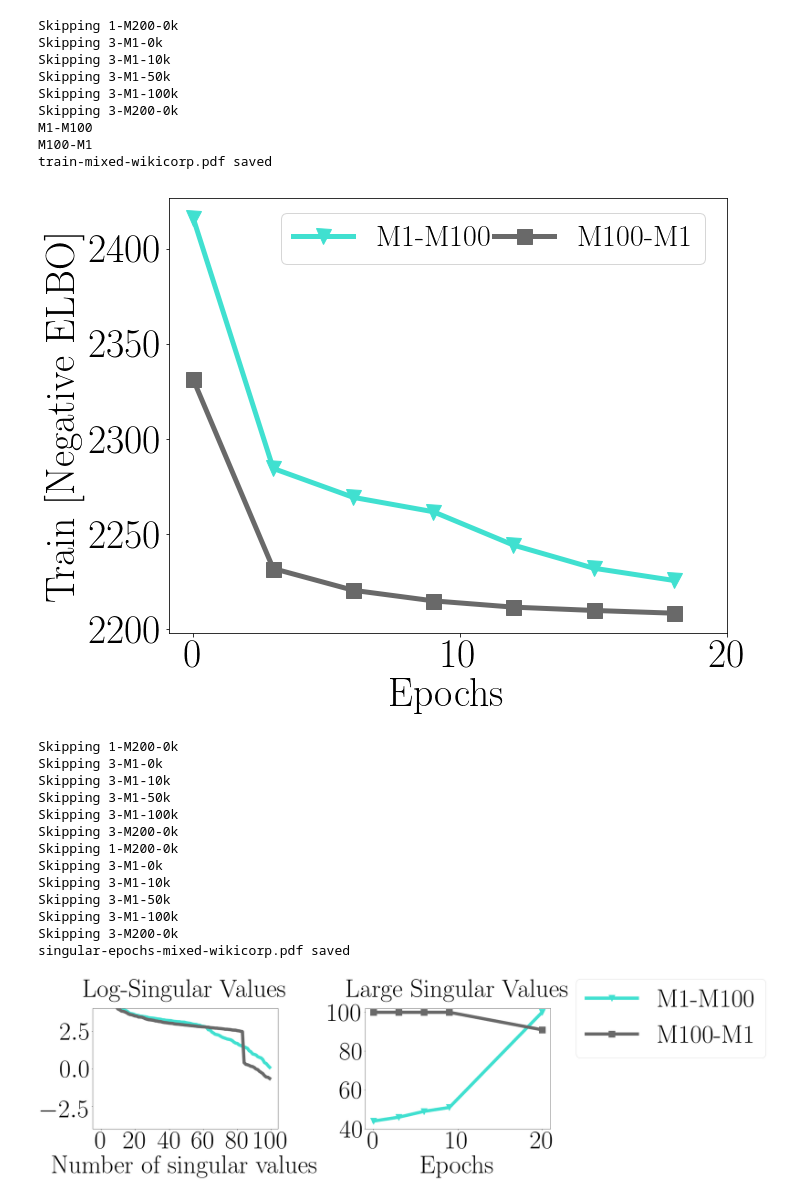
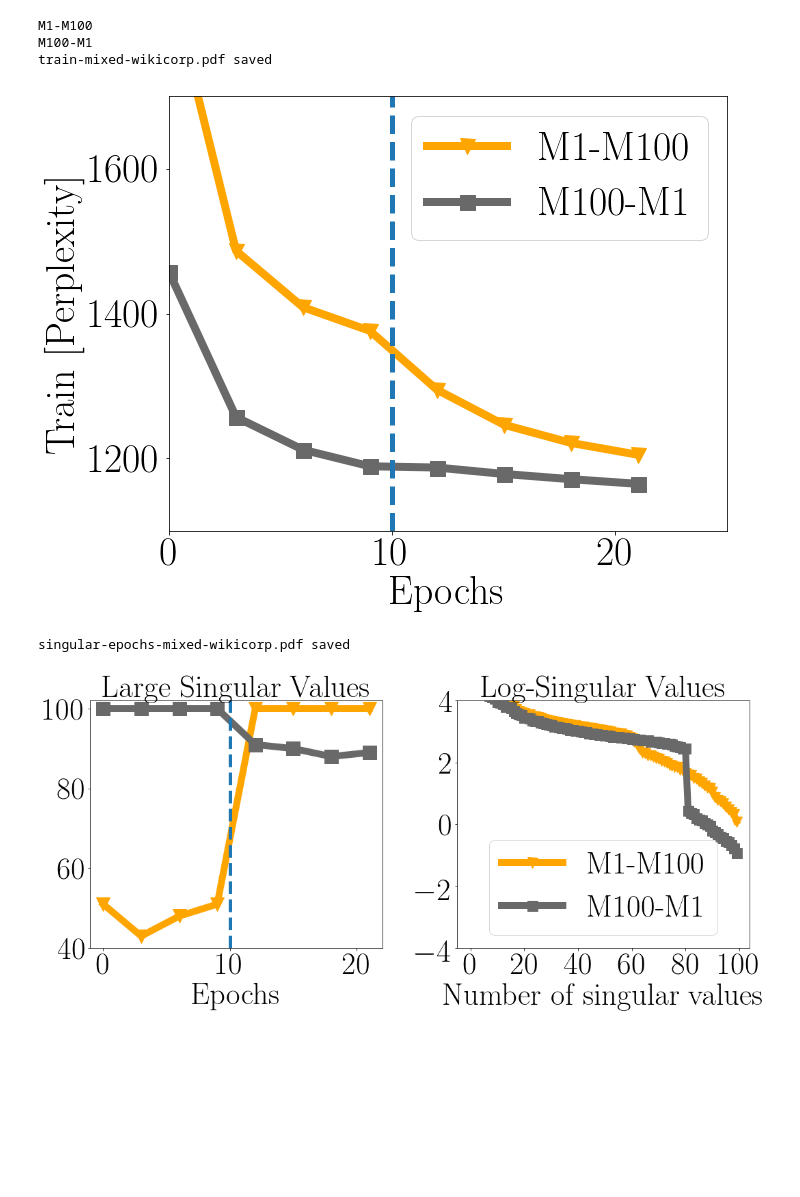
Before and after one commit to rahulk90/vae_sparse, a Jupyter notebook: ipynb/bow_text/VisualizeTrainValidCurves-mixedTraining.ipynb, the cells around one changed output. Cells and saved outputs as stored; diff of their text form; code cells hidden in the pictures; blank space fills up the shorter version.

Commit message:
changes to plotting functions, added rcv2 data, changed train.py

```diff
--- a/ipynb/bow_text/VisualizeTrainValidCurves-mixedTraining.ipynb
+++ b/ipynb/bow_text/VisualizeTrainValidCurves-mixedTraining.ipynb
@@ -1,6 +1,6 @@
 # %%
 #Visualize Samples from the model
-import sys,os,glob
+import sys, os, glob
 from collections import OrderedDict
 sys.path.append('../../')
 import numpy as np
@@ -23,7 +23,7 @@ from optvaeutils.viz import getName
 subdirectories = ['none_finopt','finopt_none']
 
 #DIR = '../../expt/results_dec19/chkpt-rcv2_miao-';MAXEPOCH='200'
-DIR = '../../expt/chkpt-wikicorp-';MAXEPOCH='20'
+DIR = '../../expt/chkpt-wikicorp-';MAXEPOCH='21'
 
 short_names = {}
 if os.path.exists('../../optvaeutils/default-hmap.pkl'):
@@ -226,8 +211,8 @@ for name in markerFinal:
         print 'Skipping',name
         continue
     data = results[name]
-    train_bound_0 = data['train_bound_0']
-    train_bound_f = data['train_bound_f']
+    train_bound_0 = data['train_perp_0']
+    train_bound_f = data['train_perp_f']
     print name
     MARKER = markerFinal[name]
     COLOR  = colorFinal[name]
@@ -252,9 +237,9 @@ for name in markerFinal:
     if len(idx)>10:
         X = X[::3]
         Y = Y[::3]
-    ax.plot(X,Y,marker = MARKER,color=COLOR,label=name)
+    ax.plot(X,Y,lw=8,marker = MARKER,color=COLOR,label=name)
 
-ax.set_ylabel('Train [Negative ELBO]')
+ax.set_ylabel('Train [Perplexity]')
 ax.set_xlabel('Epochs')
 ax.hlines(NLL_valid_prob, 0, ax.get_xlim()[1], linestyles='dashdot',colors='k')
 if 'rcv2_miao' in dataset:
@@ -262,27 +247,24 @@ if 'rcv2_miao' in dataset:
     #ax.set_xlim([0,200])
     #ax.set_ylim([300,600])
 if 'wikicorp' in dataset:
-    ax.legend(loc='upper center', bbox_to_anchor=(.58, 1.),ncol=2,columnspacing=0.1,fontsize=30)
+    ax.set_ylim([1100,1700])
+    ax.set_xlim([0,25])
+    ax.legend(loc='upper center', bbox_to_anchor=(.7, 1.),ncol=1,columnspacing=0.1,fontsize=40)
     ax.set_xticks(np.arange(0,int(MAXEPOCH)+1,10))
 
+ax.axvline(x=10,linestyle='--')
 fname = 'train-mixed-'+dataset+'.pdf'
 print fname,'saved'
 plt.savefig(fname,bbox_inches='tight')
 # %% [output]
-Skipping 1-M200-0k
-Skipping 3-M1-0k
-Skipping 3-M1-10k
-Skipping 3-M1-50k
-Skipping 3-M1-100k
-Skipping 3-M200-0k
 M1-M100
 M100-M1
 train-mixed-wikicorp.pdf saved
-[figure, old version]
+[figure, new version]
 # %%
-fig,axlist = plt.subplots(1,2,figsize=(24,10))
-FS = 80
-ax = axlist.ravel()[0]
+fig,axlist = plt.subplots(1,2,figsize=(16,8))
+ax = axlist.ravel()[1]
+FS = 45
 for name in markerFinal:
     if name not in results:
         print 'Skipping',name
@@ -293,56 +275,46 @@ for name in markerFinal:
         continue
     MARKER = markerFinal[name]
     COLOR  = colorFinal[name]
-    ax.plot(np.arange(len(svals)),np.log(svals[::-1]),label = name,color=COLOR,lw=10)
+    ax.plot(np.arange(len(svals)),np.log(svals[::-1]), marker=MARKER,label = name,color=COLOR,lw=10)
 #plt.legend(loc='upper center', bbox_to_anchor=(0.5, 1.8),ncol=2, frameon=False)
 #ax.legend(loc='upper center', bbox_to_anchor=(.35, 1.4),ncol=3,columnspacing=0.1,fontsize=20)
-ax.set_title('Log-Singular Values',fontsize=FS, y=1.08)
+ax.set_title('Log-Singular Values',fontsize=FS)
 ax.set_xlabel('Number of singular values',fontsize=FS)
 ax.set_xticks(np.arange(0,101,20))
 ax.set_ylim(-4,4)
+ax.legend(loc='upper center', bbox_to_anchor=(0.5, 0.5),ncol=1,columnspacing=0.1,fontsize=FS)
+
 ax.tick_params(labelsize=FS)
 #fname = 'logsingular-'+dataset+'.pdf'
 #print fname,'saved'
 #plt.savefig(fname,bbox_inches='tight')
 
-ax = axlist.ravel()[1]
+ax = axlist.ravel()[0]
 for idx,name in enumerate(markerFinal):
     if name not in results:
         print 'Skipping',name
         continue
     svals =  results[name]['svals']
     X     = svals[:,0]
     Y     = ((svals[:,1:]>1)*1.).sum(1)
     svals  = np.sort(sval_last)
     if 'res' in name:
         continue
     MARKER = markerFinal[name]
     COLOR  = colorFinal[name]
     ax.plot(X,Y,label = name, marker=MARKER, color=COLOR,lw=10,ms=20)
 
-ax.legend(loc='upper center', bbox_to_anchor=(1.65, 1.35),ncol=1,columnspacing=0.1,fontsize=FS)
-ax.set_title('Large Singular Values',fontsize=FS, y=1.08)
+ax.axvline(x=10,linestyle='--')
+ax.set_title('Large Singular Values',fontsize=FS)
 ax.set_xlabel('Epochs',fontsize=FS)
 ax.set_xticks(np.arange(0,int(MAXEPOCH)+1,10))
 ax.set_ylim(40,102)
 ax.set_yticks(np.arange(40,104,20))
 ax.tick_params(labelsize=FS)
 fname = 'singular-epochs-mixed-'+dataset+'.pdf'
 print fname,'saved'
 plt.tight_layout()
 plt.savefig(fname,bbox_inches='tight')
 # %% [output]
-Skipping 1-M200-0k
-Skipping 3-M1-0k
-Skipping 3-M1-10k
-Skipping 3-M1-50k
-Skipping 3-M1-100k
-Skipping 3-M200-0k
-Skipping 1-M200-0k
-Skipping 3-M1-0k
-Skipping 3-M1-10k
-Skipping 3-M1-50k
-Skipping 3-M1-100k
-Skipping 3-M200-0k
 singular-epochs-mixed-wikicorp.pdf saved
-[figure, old version]
+[figure, new version]
```
Also changed, not shown: parts of 4 cells of this notebook, 9 other files.
